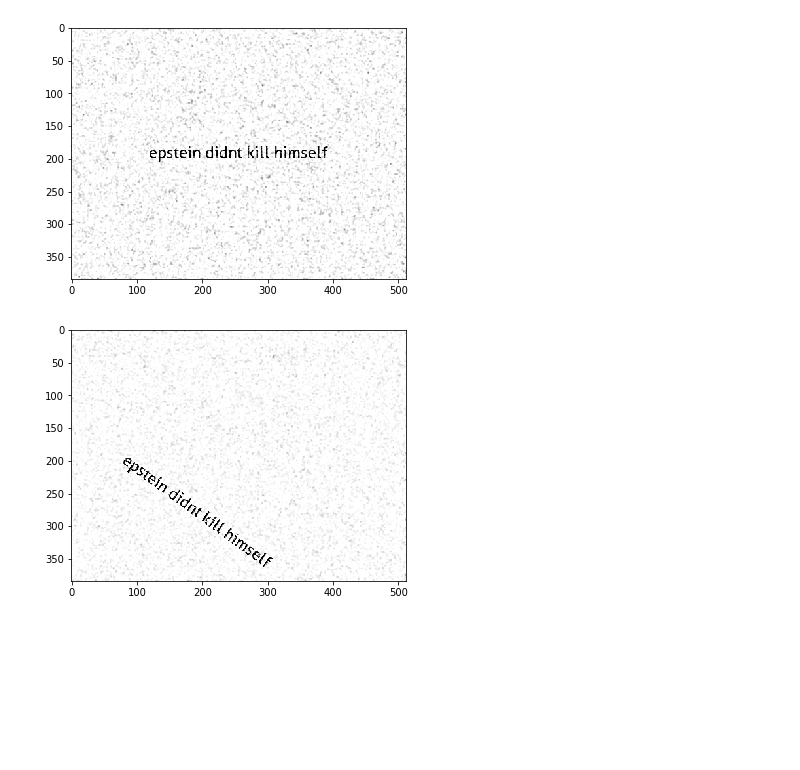
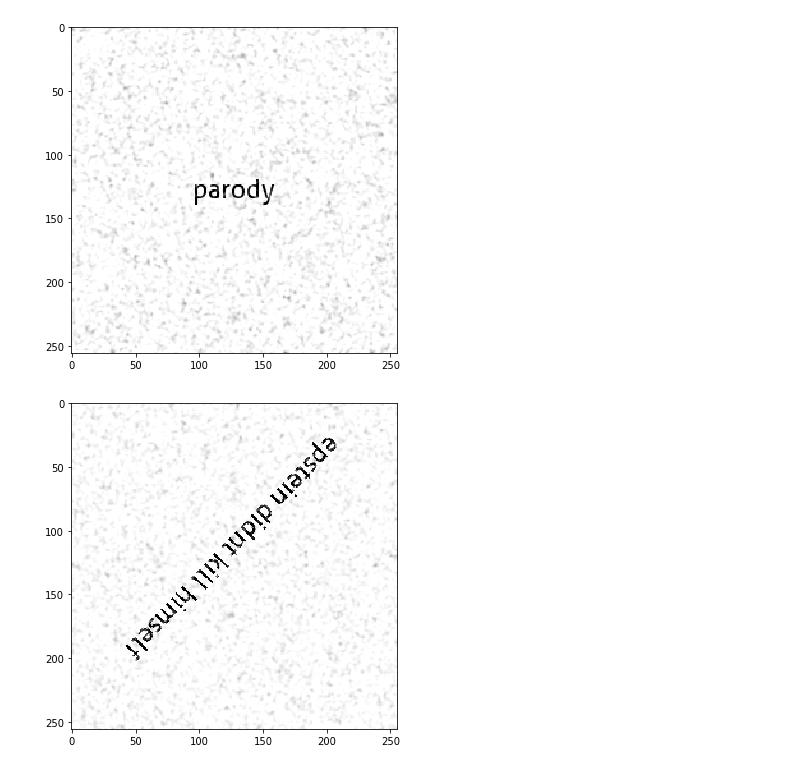
Before and after one commit to startoftext/image2text, a Jupyter notebook: image2text.ipynb, the cells around one changed output. Cells and saved outputs as stored; diff of their text form; code cells hidden in the pictures; blank space fills up the shorter version.

```diff
--- a/image2text.ipynb
+++ b/image2text.ipynb
@@ -52,11 +93,11 @@ def speckle(img):
     img_speck[img_speck <= 0] = 0
     return img_speck
 
-def draw_text(text, w, h, translation=True, rotation=True, multi_font=True):
+def draw_text(text, w, h, translate=True, rotate=True, multi_fonts=True):
     base_image = Image.new('RGB', (w,h), (255,255,255))
 
     #TODO download more fonts from fonts.google.com to support multiple fonts
-    fnt = ImageFont.truetype('fonts/Aller_Rg.ttf', 24)
+    fnt = ImageFont.truetype('fonts/Aller_Rg.ttf', 20)
     text_dim = fnt.getsize(text)
     text_image = Image.new('RGBA', text_dim, (0,0,0,0))
 
@@ -64,45 +105,50 @@ def draw_text(text, w, h, translation=True, rotation=True, multi_font=True):
     d = ImageDraw.Draw(text_image)
     d.text((0,0), text, font=fnt, fill=(0,0,0))
 
-    if(rotation):
+    if(rotate):
         rotation_degrees = np.random.randint(0, 359)
         text_image = text_image.rotate(rotation_degrees, expand=1)
 
     if text_image.size[0] > base_image.size[0] or text_image.size[1] > base_image.size[1]:
+        print( 'Text:' + text)
+        print( 'Dimensions:' + str(text_image.size) + ', ' + str(base_image.size) )
+        text_image.show()
+        base_image.show()
         raise IOError('Text will not fit in image size. Increase image size or decrease max text length.')
 
     max_translate = tuple(t//2 for t in np.subtract(base_image.size, text_image.size))
 
     location = ((w - text_image.size[0])//2 ,(h - text_image.size[1])//2)
-    if(translation):
+    if(translate):
         translate_x = np.random.randint(-max_translate[0],max_translate[0])
         translate_y = np.random.randint(-max_translate[1],max_translate[1])
         location = (location[0] + translate_x, location[1] + translate_y)
 
     base_image.paste(text_image, location, text_image)
 
     a = np.array(base_image)
     a = a[:, :, 0]
     # Convert the 0-255 int value to float from 0-1
     a = a.astype(np.float32) / 255
-    # a = np.expand_dims(a, 0)
+    a = np.expand_dims(a, 0)
     a = speckle(a)
 
     return a
 
 
 def show_single_channel_image(a):
-    a = a.reshape((image_h, image_w))
+    s = a.shape
+    a = a.reshape((s[1],s[2]))
     plt.rcParams["figure.figsize"] = (6,6)
     plt.imshow(a, cmap='Greys_r')
     plt.show()
 
-test_image = draw_text('epstein didnt kill himself',image_w, image_h, translation=False, rotation=False)
+test_image = draw_text('parody',256, 256, translate=False, rotate=False)
 show_single_channel_image(test_image)
 
-test_image = draw_text('epstein didnt kill himself',image_w, image_h, translation=True, rotation=True)
+test_image = draw_text('epstein didnt kill himself', 256, 256, translate=True, rotate=True)
 show_single_channel_image(test_image)
 # %% [output]
-[figure, old version]
+[figure, new version]
-[figure, old version]
+[figure, new version]
 # %%
```
Also changed, not shown: parts of 14 cells of this notebook.
